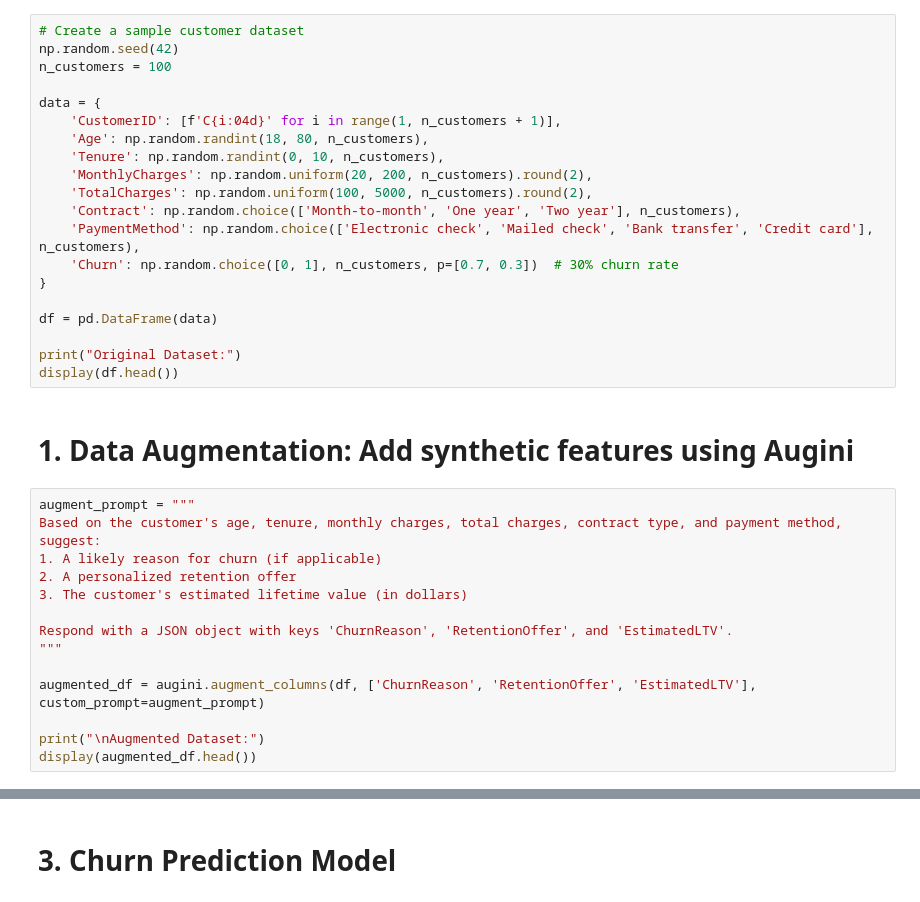
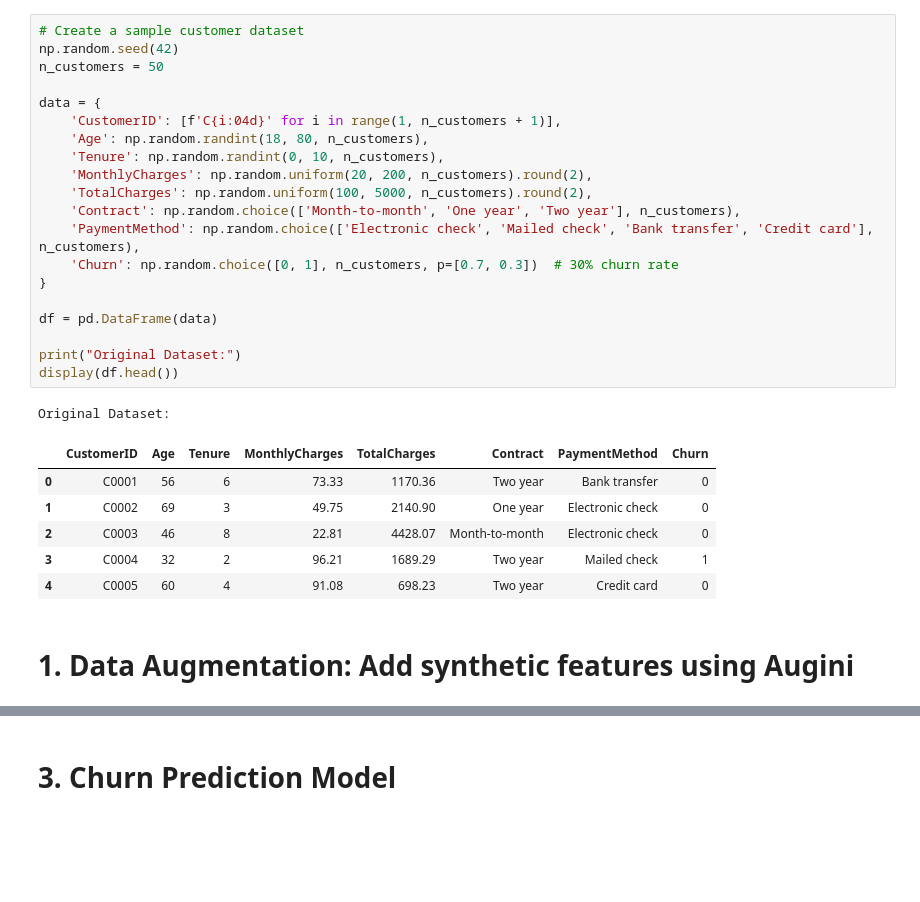
Before and after one commit to tabularis-ai/augini, a Jupyter notebook: examples/augini_example_churn.ipynb, the cells around one changed output, grey strips where cells are left out. Cells and saved outputs as stored; diff of their text form; blank space fills up the shorter version.

```diff
--- a/examples/augini_example_churn.ipynb
+++ b/examples/augini_example_churn.ipynb
@@ -29,36 +58,30 @@ augini = Augini(api_key=api_key, use_openrouter=True, model='openai/gpt-4o-mini'
 # %%
 # Create a sample customer dataset
 np.random.seed(42)
-n_customers = 100
+n_customers = 50
 
 data = {
     'CustomerID': [f'C{i:04d}' for i in range(1, n_customers + 1)],
     'Age': np.random.randint(18, 80, n_customers),
     'Tenure': np.random.randint(0, 10, n_customers),
     'MonthlyCharges': np.random.uniform(20, 200, n_customers).round(2),
     'TotalCharges': np.random.uniform(100, 5000, n_customers).round(2),
     'Contract': np.random.choice(['Month-to-month', 'One year', 'Two year'], n_customers),
     'PaymentMethod': np.random.choice(['Electronic check', 'Mailed check', 'Bank transfer', 'Credit card'], n_customers),
     'Churn': np.random.choice([0, 1], n_customers, p=[0.7, 0.3])  # 30% churn rate
 }
 
 df = pd.DataFrame(data)
 
 print("Original Dataset:")
 display(df.head())
+# %% [output]
+Original Dataset:
+|  | CustomerID | Age | Tenure | MonthlyCharges | TotalCharges | Contract | PaymentMethod | Churn |
+| 0 | C0001 | 56 | 6 | 73.33 | 1170.36 | Two year | Bank transfer | 0 |
+| 1 | C0002 | 69 | 3 | 49.75 | 2140.90 | One year | Electronic check | 0 |
+| 2 | C0003 | 46 | 8 | 22.81 | 4428.07 | Month-to-month | Electronic check | 0 |
+| 3 | C0004 | 32 | 2 | 96.21 | 1689.29 | Two year | Mailed check | 1 |
+| 4 | C0005 | 60 | 4 | 91.08 | 698.23 | Two year | Credit card | 0 |
 # %% [markdown]
 # 1. Data Augmentation: Add synthetic features using Augini
-# %%
-augment_prompt = """
-Based on the customer's age, tenure, monthly charges, total charges, contract type, and payment method, suggest:
-1. A likely reason for churn (if applicable)
-2. A personalized retention offer
-3. The customer's estimated lifetime value (in dollars)
-
-Respond with a JSON object with keys 'ChurnReason', 'RetentionOffer', and 'EstimatedLTV'.
-"""
-
-augmented_df = augini.augment_columns(df, ['ChurnReason', 'RetentionOffer', 'EstimatedLTV'], custom_prompt=augment_prompt)
-
-print("\nAugmented Dataset:")
-display(augmented_df.head())
```
Also changed, not shown: parts of 28 cells of this notebook, 28 other files.
